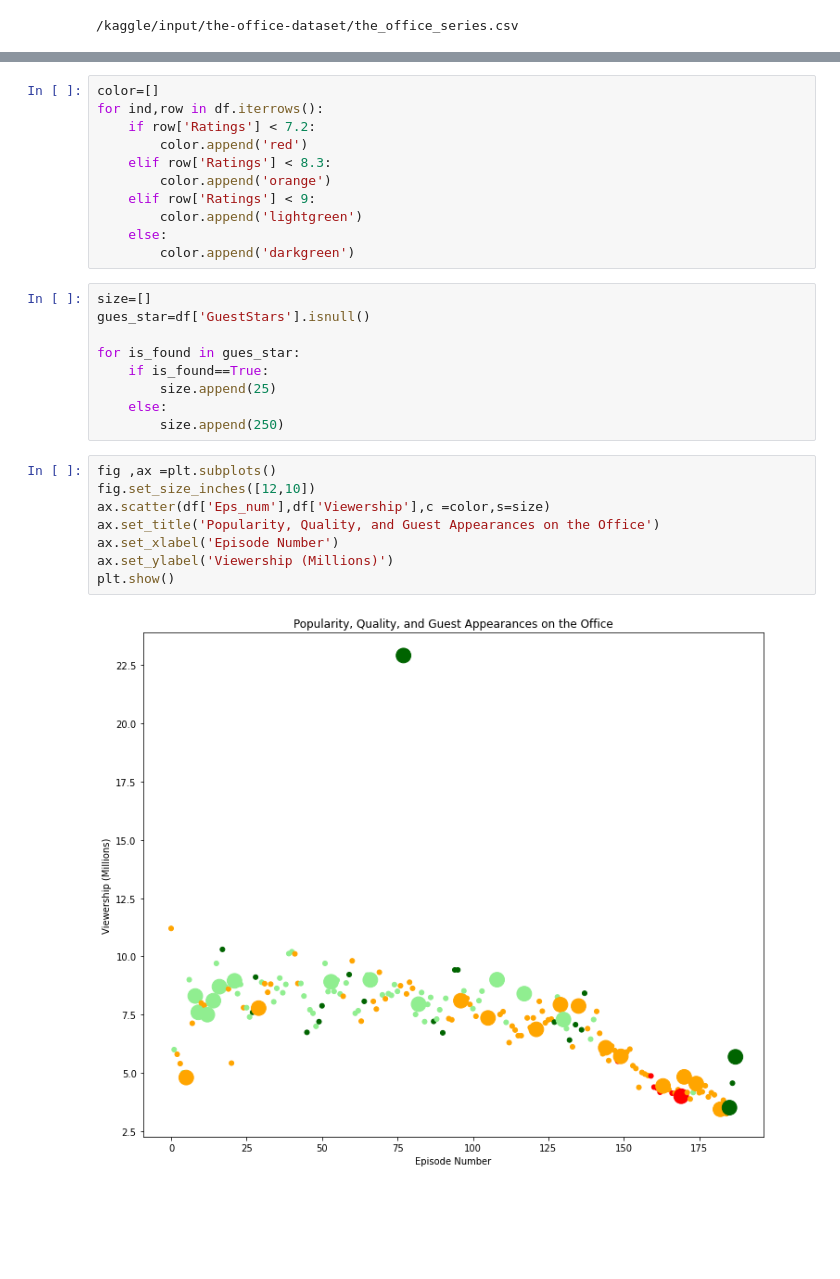
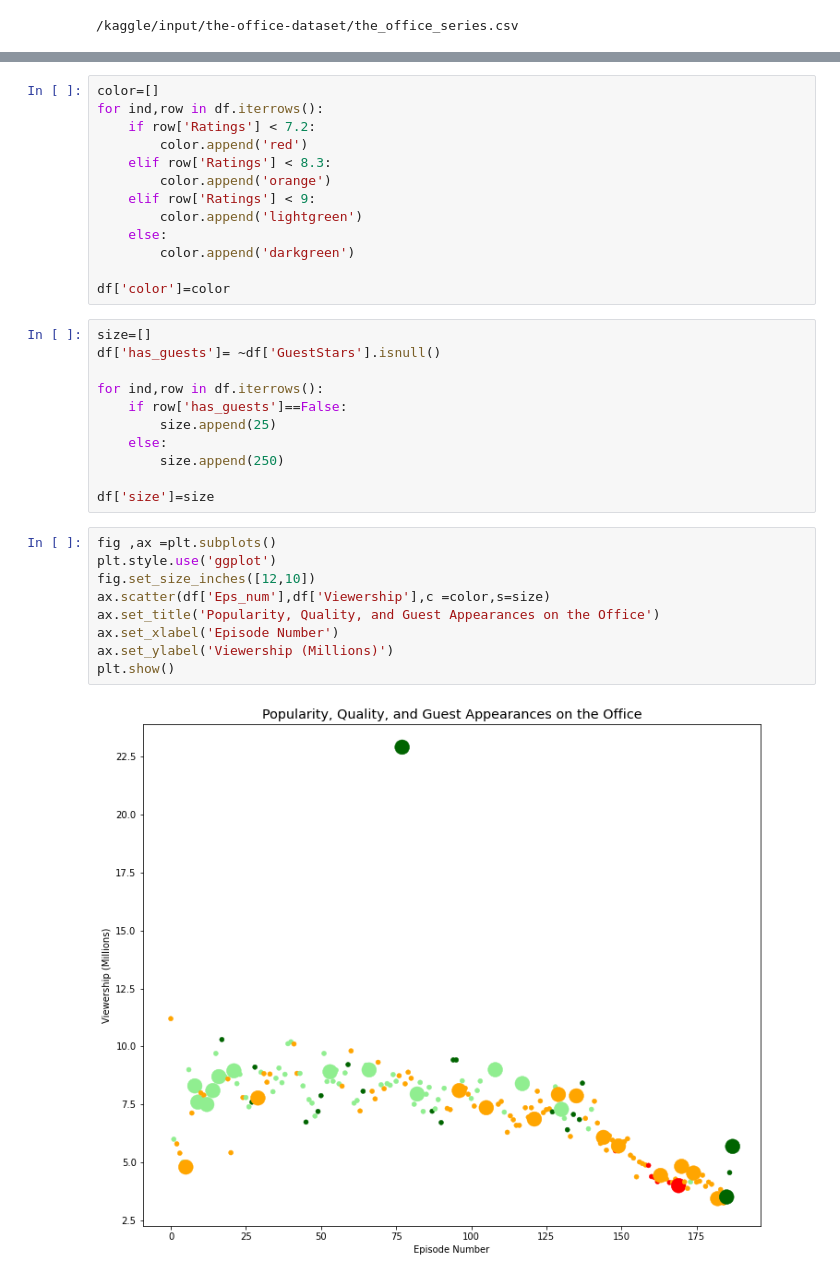
Before and after one commit to forgivefarouk/Data_Science_Projects, a Jupyter notebook: investigating-netflix-movies-and-guest-st.ipynb, the cells around one changed output, grey strips where cells are left out. Drawn from its saved outputs; the diff is of its cells as text; blank space fills up the shorter version.

Commit message:
Kaggle Notebook | Investigating Netflix Movies and Guest St | Version 3

```diff
--- a/investigating-netflix-movies-and-guest-st.ipynb
+++ b/investigating-netflix-movies-and-guest-st.ipynb
@@ -33,22 +41,27 @@ for ind,row in df.iterrows():
         color.append('lightgreen')
     else:
         color.append('darkgreen')
+
+df['color']=color
 # %%
 size=[]
-gues_star=df['GuestStars'].isnull()
+df['has_guests']= ~df['GuestStars'].isnull()
 
-for is_found in gues_star:
-    if is_found==True:
+for ind,row in df.iterrows():
+    if row['has_guests']==False:
         size.append(25)
     else:
         size.append(250)
+
+df['size']=size
 # %%
 fig ,ax =plt.subplots()
+plt.style.use('ggplot')
 fig.set_size_inches([12,10])
 ax.scatter(df['Eps_num'],df['Viewership'],c =color,s=size)
 ax.set_title('Popularity, Quality, and Guest Appearances on the Office')
 ax.set_xlabel('Episode Number')
 ax.set_ylabel('Viewership (Millions)')
 plt.show()
 # %% [output]
-[figure, old version]
+[figure, new version]
```
Also changed, not shown: parts of 3 cells of this notebook.
